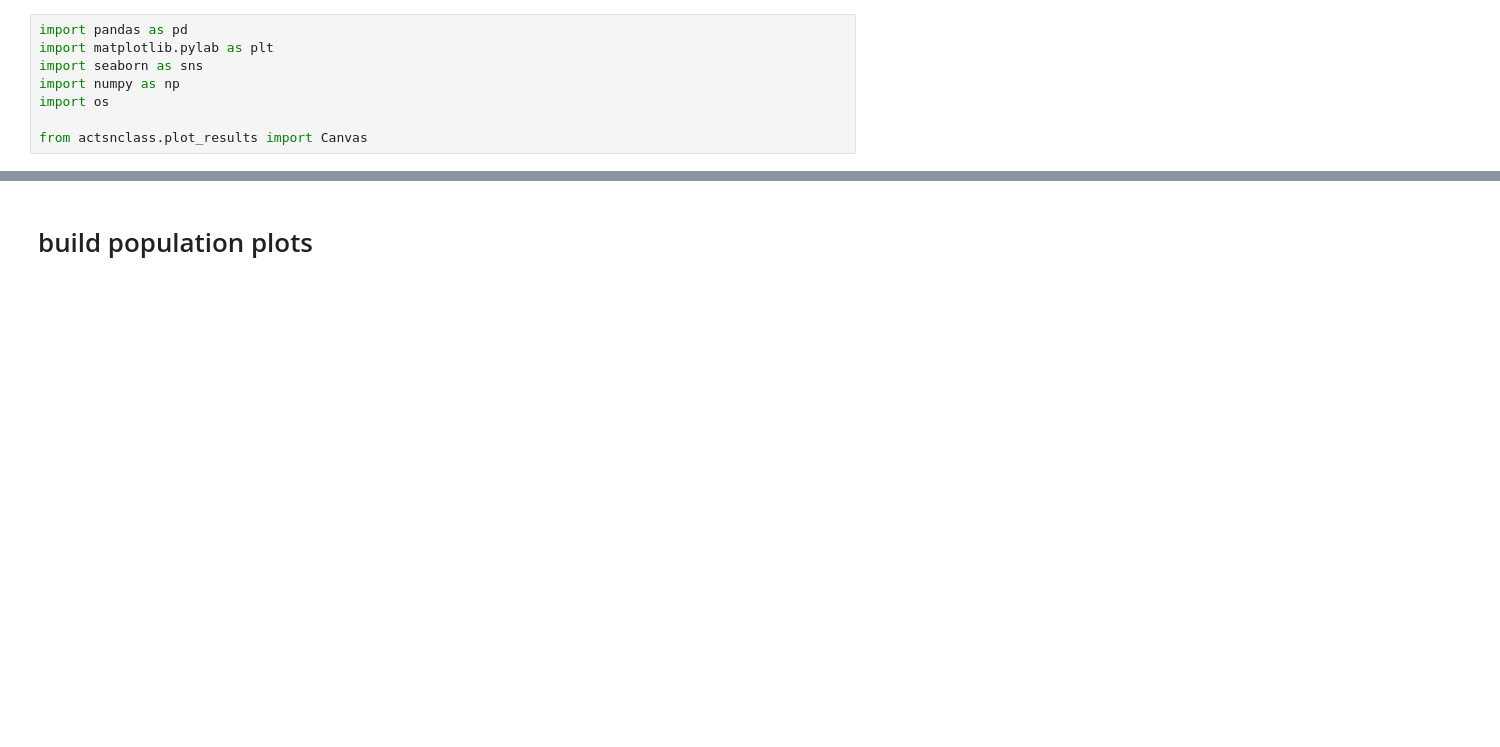
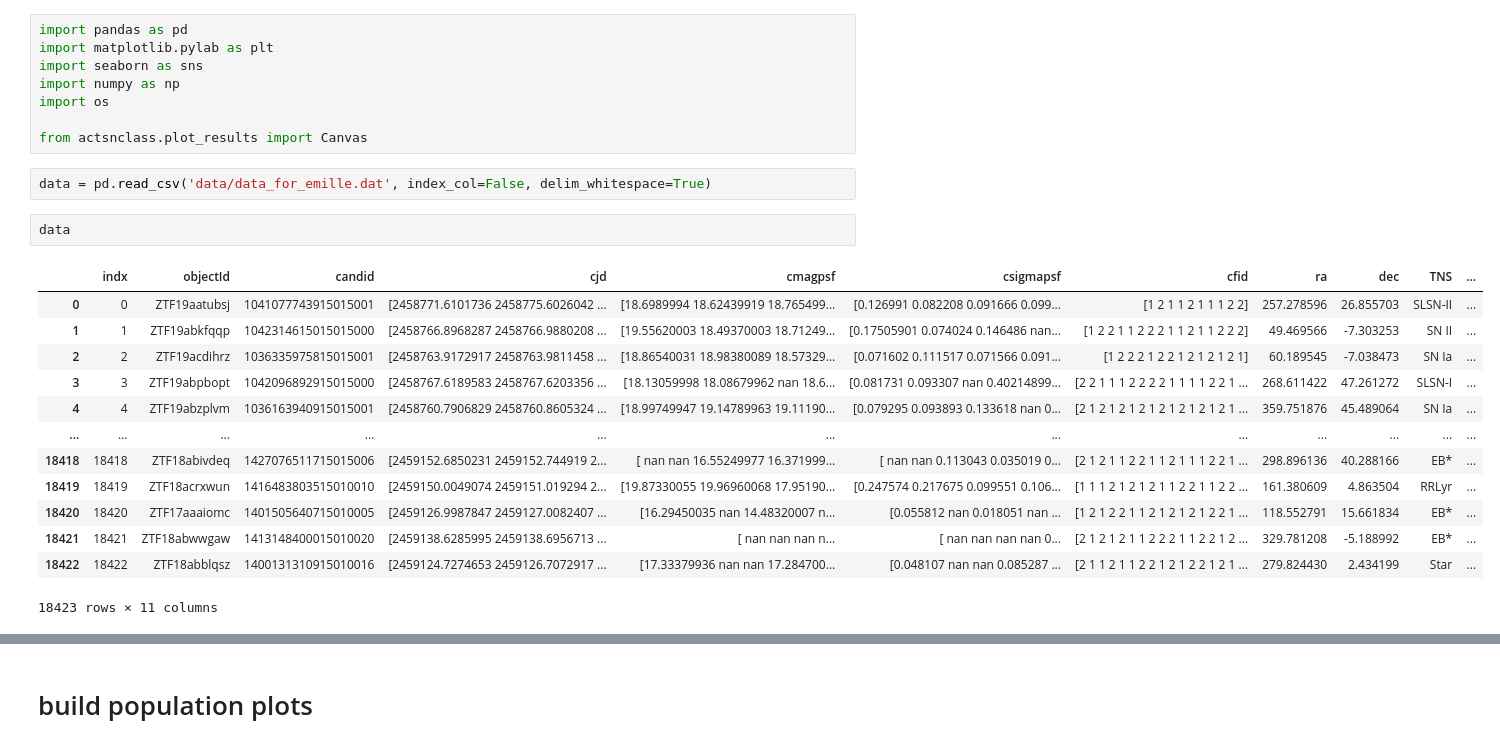
Before and after one commit to emilleishida/fink-sn-al-randomforest, a Jupyter notebook: explore_results.ipynb, the cells around one changed output, grey strips where cells are left out. Cells and saved outputs as stored; diff of their text form; blank space fills up the shorter version.

```diff
--- a/explore_results.ipynb
+++ b/explore_results.ipynb
@@ -6,6 +6,24 @@ import numpy as np
 import os
 
 from actsnclass.plot_results import Canvas
+# %%
+data = pd.read_csv('data/data_for_emille.dat', index_col=False, delim_whitespace=True)
+# %%
+data
+# %% [output]
+|  | indx | objectId | candid | cjd | cmagpsf | csigmapsf | cfid | ra | dec | TNS | ... |
+| 0 | 0 | ZTF19aatubsj | 1041077743915015001 | [2458771.6101736 2458775.6026042 ... | [18.6989994 18.62439919 18.765499... | [0.126991 0.082208 0.091666 0.099... | [1 2 1 1 2 1 1 1 2 2] | 257.278596 | 26.855703 | SLSN-II | ... |
+| 1 | 1 | ZTF19abkfqqp | 1042314615015015000 | [2458766.8968287 2458766.9880208 ... | [19.55620003 18.49370003 18.71249... | [0.17505901 0.074024 0.146486 nan... | [1 2 2 1 1 2 2 2 1 1 2 1 1 2 2 2] | 49.469566 | -7.303253 | SN II | ... |
+| 2 | 2 | ZTF19acdihrz | 1036335975815015001 | [2458763.9172917 2458763.9811458 ... | [18.86540031 18.98380089 18.57329... | [0.071602 0.111517 0.071566 0.091... | [1 2 2 2 1 2 2 1 2 1 2 1 2 1] | 60.189545 | -7.038473 | SN Ia | ... |
+| 3 | 3 | ZTF19abpbopt | 1042096892915015000 | [2458767.6189583 2458767.6203356 ... | [18.13059998 18.08679962 nan 18.6... | [0.081731 0.093307 nan 0.40214899... | [2 2 1 1 1 2 2 2 2 1 1 1 1 2 2 1 ... | 268.611422 | 47.261272 | SLSN-I | ... |
+| 4 | 4 | ZTF19abzplvm | 1036163940915015001 | [2458760.7906829 2458760.8605324 ... | [18.99749947 19.14789963 19.11190... | [0.079295 0.093893 0.133618 nan 0... | [2 1 2 1 2 1 2 1 2 1 2 1 2 1 2 1 ... | 359.751876 | 45.489064 | SN Ia | ... |
+| ... | ... | ... | ... | ... | ... | ... | ... | ... | ... | ... | ... |
+| 18418 | 18418 | ZTF18abivdeq | 1427076511715015006 | [2459152.6850231 2459152.744919 2... | [ nan nan 16.55249977 16.371999... | [ nan nan 0.113043 0.035019 0... | [2 1 2 1 1 2 2 1 1 2 1 1 1 2 2 1 ... | 298.896136 | 40.288166 | EB* | ... |
+| 18419 | 18419 | ZTF18acrxwun | 1416483803515010010 | [2459150.0049074 2459151.019294 2... | [19.87330055 19.96960068 17.95190... | [0.247574 0.217675 0.099551 0.106... | [1 1 1 2 1 2 1 2 1 1 2 2 1 1 2 2 ... | 161.380609 | 4.863504 | RRLyr | ... |
+| 18420 | 18420 | ZTF17aaaiomc | 1401505640715010005 | [2459126.9987847 2459127.0082407 ... | [16.29450035 nan 14.48320007 n... | [0.055812 nan 0.018051 nan ... | [1 2 1 2 2 1 1 2 1 2 1 2 1 2 2 1 ... | 118.552791 | 15.661834 | EB* | ... |
+| 18421 | 18421 | ZTF18abwwgaw | 1413148400015010020 | [2459138.6285995 2459138.6956713 ... | [ nan nan nan n... | [ nan nan nan nan 0... | [2 1 2 1 2 1 1 2 2 2 1 1 2 2 1 2 ... | 329.781208 | -5.188992 | EB* | ... |
+| 18422 | 18422 | ZTF18abblqsz | 1400131310915010016 | [2459124.7274653 2459126.7072917 ... | [17.33379936 nan nan 17.284700... | [0.048107 nan nan 0.085287 ... | [2 1 1 2 1 1 2 2 1 2 1 2 2 1 2 1 ... | 279.824430 | 2.434199 | Star | ... |
+18423 rows × 11 columns
 # %%
 v = 0
 
```
Also changed, not shown: parts of 4 cells of this notebook.
